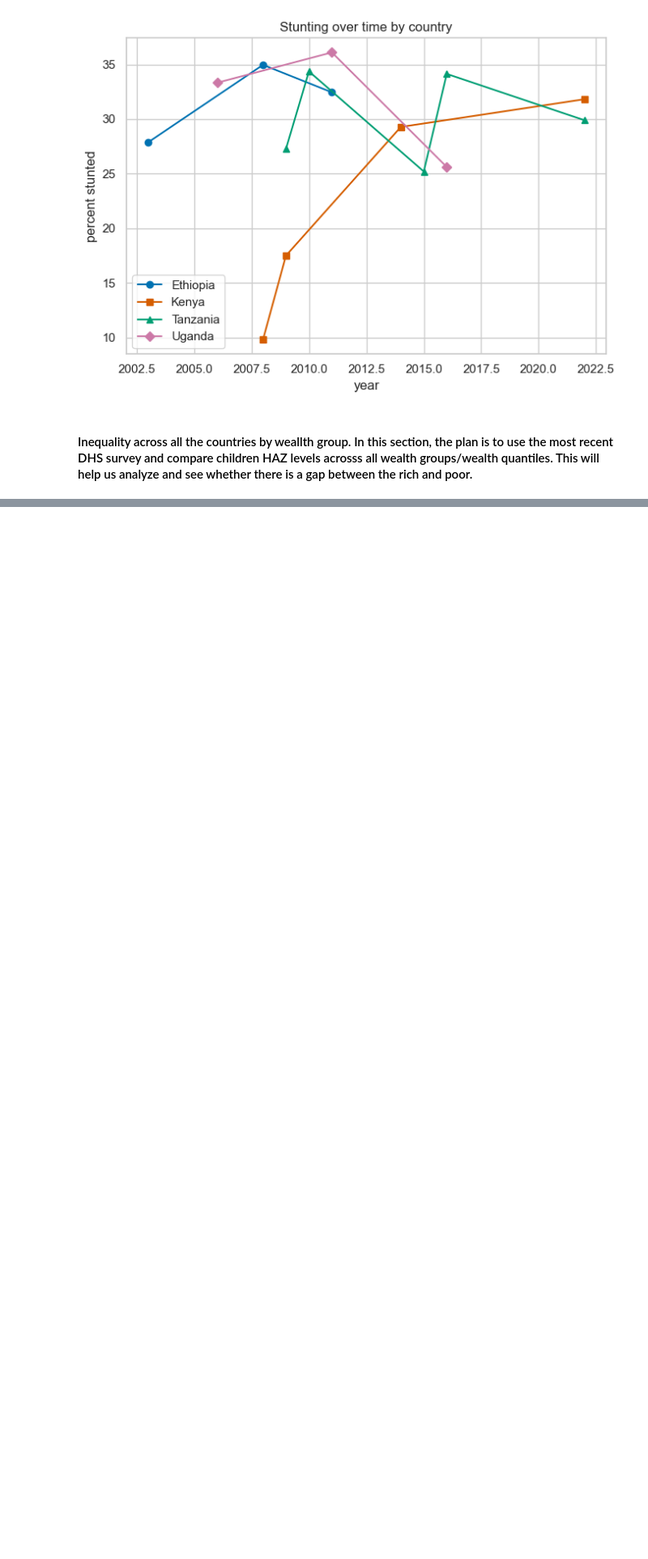
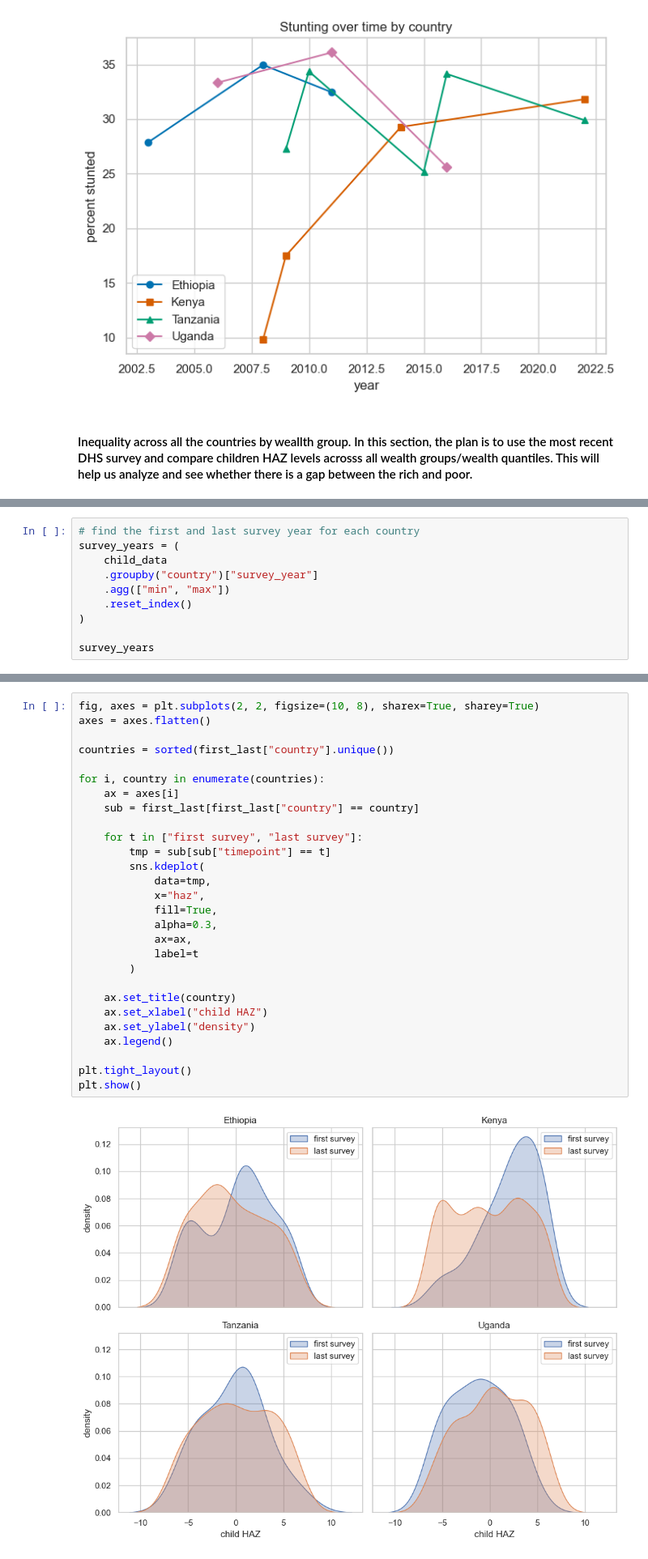
Before and after one commit to venusony/Climate-Malnutrition-EastAfrica, a Jupyter notebook: climate plus region data/Child malnutrition patterns and inequality in East Africa.ipynb, the cells around one changed output, grey strips where cells are left out. Shown at 81% size. Cells and saved outputs as stored; diff of their text form; blank space fills up the shorter version.

```diff
--- a/climate plus region data/Child malnutrition patterns and inequality in East Africa.ipynb
+++ b/climate plus region data/Child malnutrition patterns and inequality in East Africa.ipynb
@@ -690,0 +649,10 @@ Index(['haz', 'survey_year', 'country', 'is_stunted'], dtype='object')
+# %%
+# find the first and last survey year for each country
+survey_years = (
+    child_data
+    .groupby("country")["survey_year"]
+    .agg(["min", "max"])
+    .reset_index()
+)
+
+survey_years
@@ -690,0 +702,30 @@ Index(['haz', 'survey_year', 'country', 'is_stunted'], dtype='object')
+# %%
+fig, axes = plt.subplots(2, 2, figsize=(10, 8), sharex=True, sharey=True)
+axes = axes.flatten()
+
+countries = sorted(first_last["country"].unique())
+
+for i, country in enumerate(countries):
+    ax = axes[i]
+    sub = first_last[first_last["country"] == country]
+
+    for t in ["first survey", "last survey"]:
+        tmp = sub[sub["timepoint"] == t]
+        sns.kdeplot(
+            data=tmp,
+            x="haz",
+            fill=True,
+            alpha=0.3,
+            ax=ax,
+            label=t
+        )
+
+    ax.set_title(country)
+    ax.set_xlabel("child HAZ")
+    ax.set_ylabel("density")
+    ax.legend()
+
+plt.tight_layout()
+plt.show()
+# %% [output]
+[figure, added]
```
Also changed, not shown: parts of 22 cells of this notebook.
